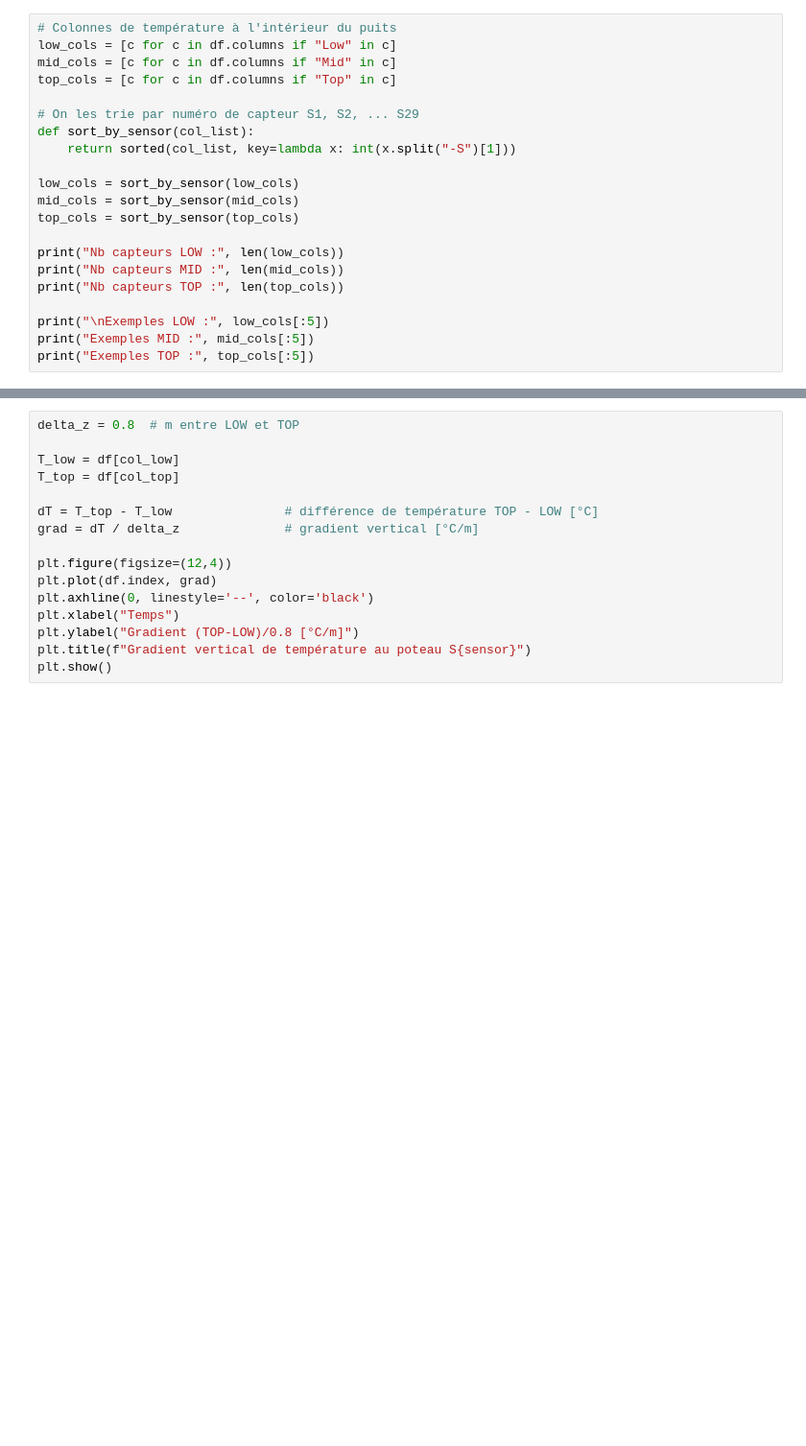
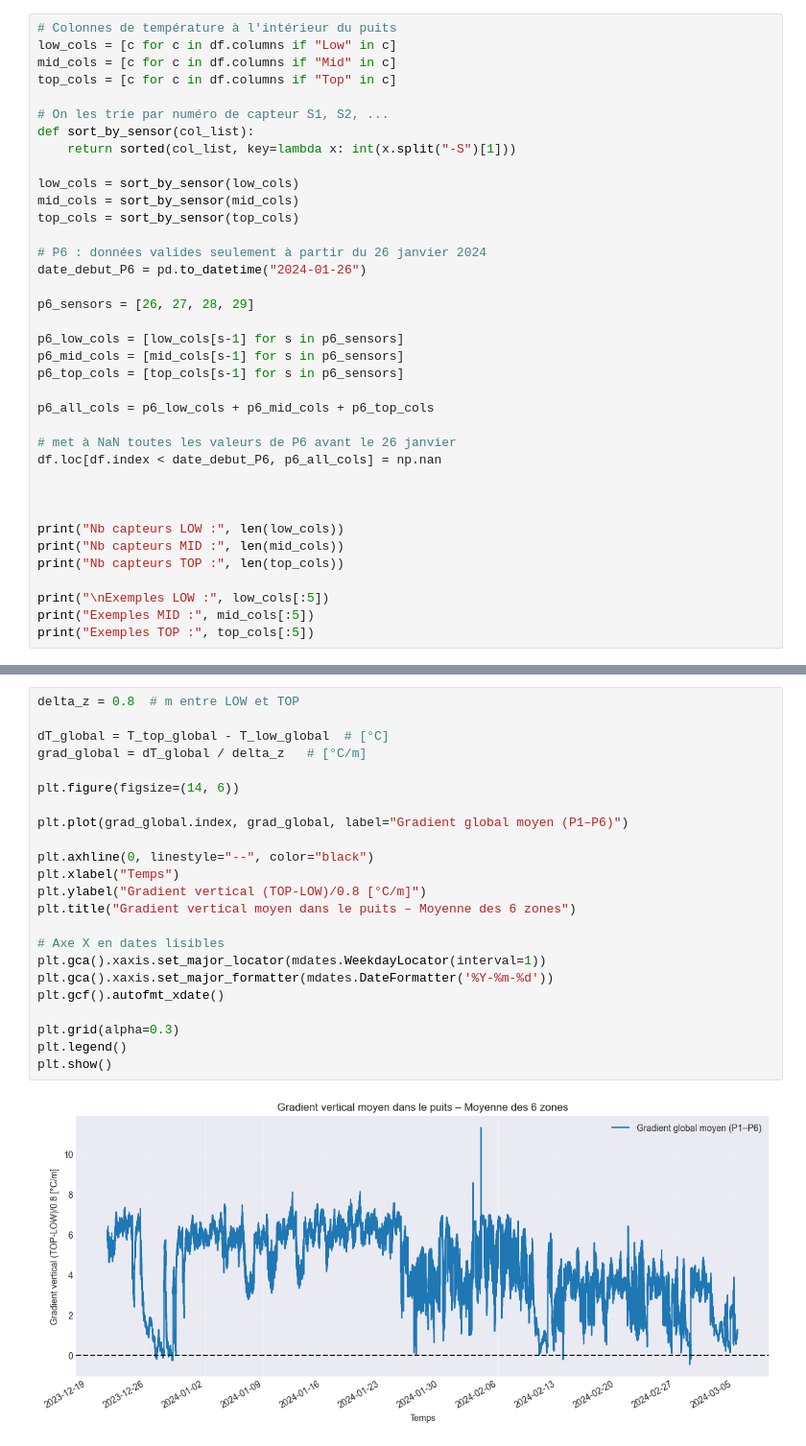
Before and after one commit to simont14/Analyse_donnees_TT, a Jupyter notebook: notebooks/01_stratification.ipynb, the cells around one changed output, grey strips where cells are left out. Shown at 96% size. Cells and saved outputs as stored; diff of their text form; blank space fills up the shorter version.

```diff
--- a/notebooks/01_stratification.ipynb
+++ b/notebooks/01_stratification.ipynb
@@ -31,13 +68,29 @@ low_cols = [c for c in df.columns if "Low" in c]
 mid_cols = [c for c in df.columns if "Mid" in c]
 top_cols = [c for c in df.columns if "Top" in c]
 
-# On les trie par numéro de capteur S1, S2, ... S29
+# On les trie par numéro de capteur S1, S2, ...
 def sort_by_sensor(col_list):
     return sorted(col_list, key=lambda x: int(x.split("-S")[1]))
 
 low_cols = sort_by_sensor(low_cols)
 mid_cols = sort_by_sensor(mid_cols)
 top_cols = sort_by_sensor(top_cols)
+
+# P6 : données valides seulement à partir du 26 janvier 2024
+date_debut_P6 = pd.to_datetime("2024-01-26")
+
+p6_sensors = [26, 27, 28, 29]
+
+p6_low_cols = [low_cols[s-1] for s in p6_sensors]
+p6_mid_cols = [mid_cols[s-1] for s in p6_sensors]
+p6_top_cols = [top_cols[s-1] for s in p6_sensors]
+
+p6_all_cols = p6_low_cols + p6_mid_cols + p6_top_cols
+
+# met à NaN toutes les valeurs de P6 avant le 26 janvier
+df.loc[df.index < date_debut_P6, p6_all_cols] = np.nan
+
+
 
 print("Nb capteurs LOW :", len(low_cols))
 print("Nb capteurs MID :", len(mid_cols))
@@ -65,19 +159,28 @@ plt.show()
 # %%
 delta_z = 0.8  # m entre LOW et TOP
 
-T_low = df[col_low]
-T_top = df[col_top]
+dT_global = T_top_global - T_low_global  # [°C]
+grad_global = dT_global / delta_z   # [°C/m]
 
-dT = T_top - T_low               # différence de température TOP - LOW [°C]
-grad = dT / delta_z              # gradient vertical [°C/m]
+plt.figure(figsize=(14, 6))
 
-plt.figure(figsize=(12,4))
-plt.plot(df.index, grad)
-plt.axhline(0, linestyle='--', color='black')
+plt.plot(grad_global.index, grad_global, label="Gradient global moyen (P1–P6)")
+
+plt.axhline(0, linestyle="--", color="black")
 plt.xlabel("Temps")
-plt.ylabel("Gradient (TOP-LOW)/0.8 [°C/m]")
-plt.title(f"Gradient vertical de température au poteau S{sensor}")
+plt.ylabel("Gradient vertical (TOP-LOW)/0.8 [°C/m]")
+plt.title("Gradient vertical moyen dans le puits – Moyenne des 6 zones")
+
+# Axe X en dates lisibles
+plt.gca().xaxis.set_major_locator(mdates.WeekdayLocator(interval=1))
+plt.gca().xaxis.set_major_formatter(mdates.DateFormatter('%Y-%m-%d'))
+plt.gcf().autofmt_xdate()
+
+plt.grid(alpha=0.3)
+plt.legend()
 plt.show()
+# %% [output]
+[figure, added]
 # %%
 # ΔT TOP-LOW pour tous les poteaux (S1 à S29)
 dT_all = pd.DataFrame({
```
Also changed, not shown: parts of 11 cells of this notebook, 2 other files.
